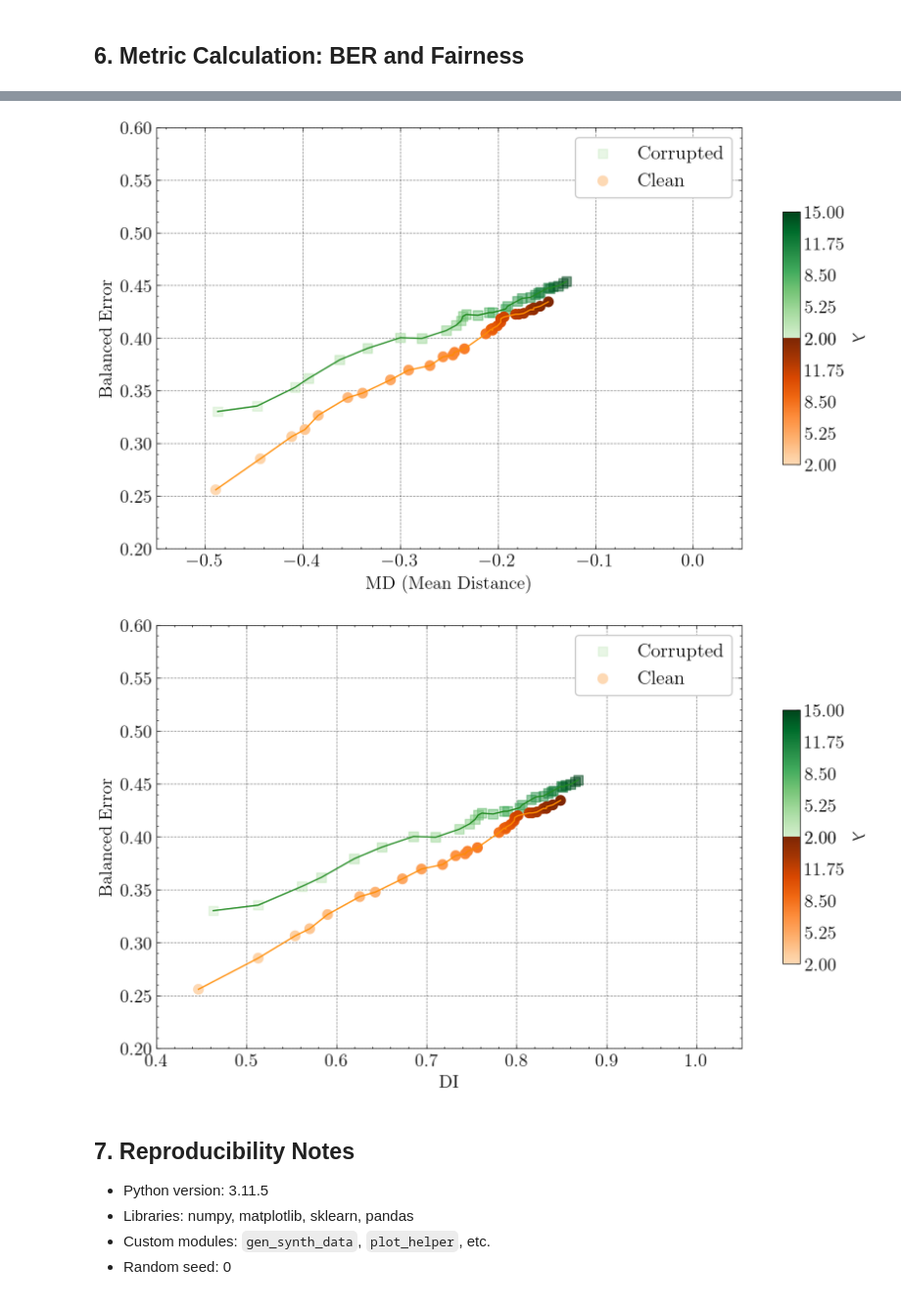
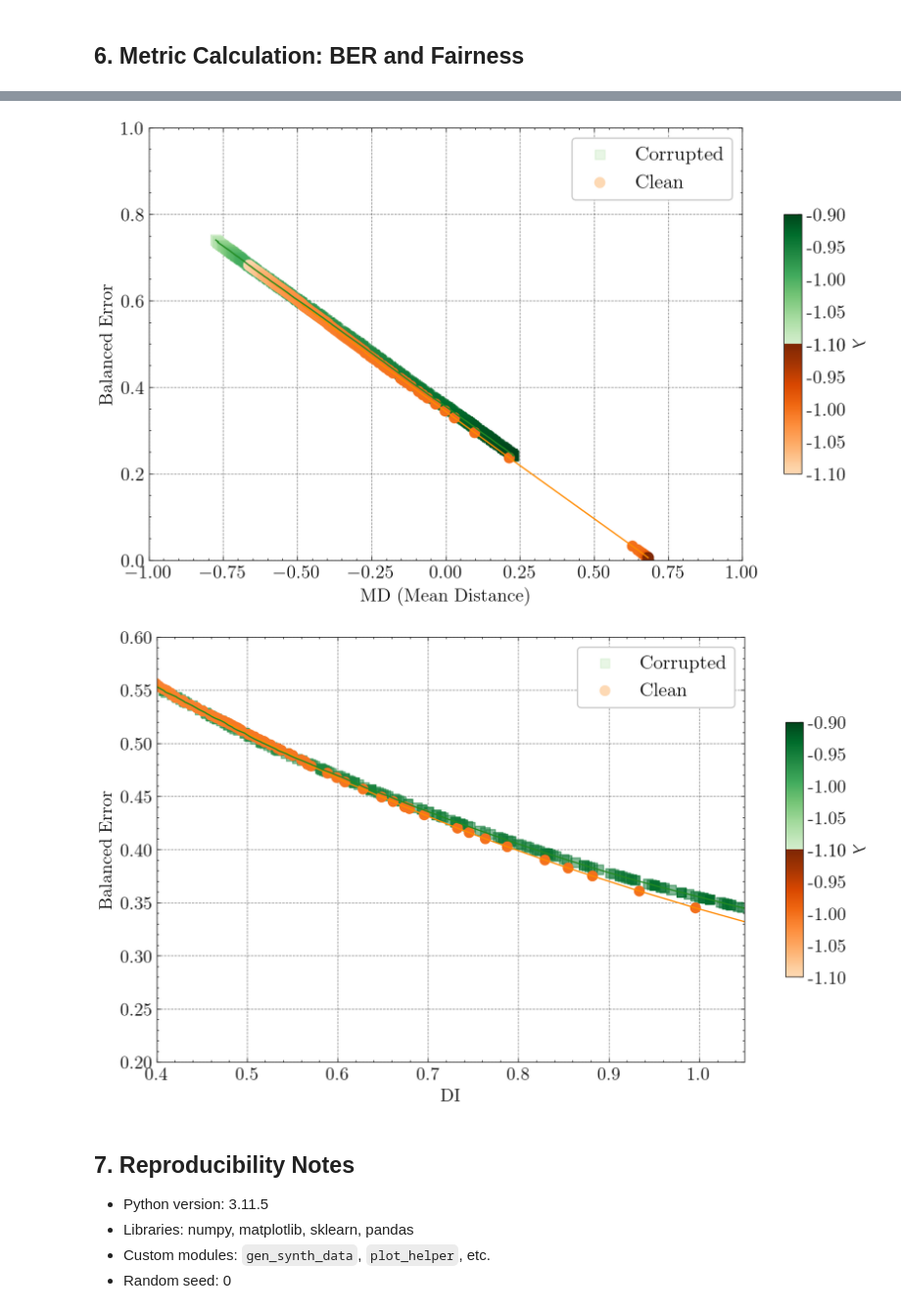
Before and after one commit to ThinkyP/fairness_triangle, a Jupyter notebook: experiments/E1 - Symmetric Label Noise.ipynb, the cells around one changed output, grey strips where cells are left out. Shown at 98% size. Cells and saved outputs as stored; diff of their text form; code cells hidden in the pictures.

```diff
--- a/experiments/E1 - Symmetric Label Noise.ipynb
+++ b/experiments/E1 - Symmetric Label Noise.ipynb
@@ -23,17 +23,17 @@ from mpl_toolkits.axes_grid1.inset_locator import inset_axes
 ## 2. Configuration
 # %%
 rnd_seed = 0             # Fixed randomness for reproducability
-flip_prob = 0.3          # Binary Label Noise probability
-disc_factor = 0    # Similarity of Y_sen to X
+flip_prob = 0.05          # Binary Label Noise probability
+disc_factor = np.pi/2     # Similarity of Y_sen to X
 n_samples = 2000         # Number of samples per distribution (We have 2x in total)
 split_ratio = 0.7        # Split into train and test set
 c = 0.5                  # Cost of performance and fairness (Eq. 15 )
 c_bar = 0.5
 lmd = 0.5                # Trade off between perf and fairn regressions (only used in vizualization)
-lmd_start= 2
-lmd_end= 15
-lmd_interval = np.linspace(lmd_start, lmd_end, 30)
-symmetric_fairness = True
+lmd_start= -1.1
+lmd_end= -0.9
+lmd_interval = np.linspace(lmd_start, lmd_end, 1000)
+symmetric_fairness = False
 # %% [markdown]
 ## 3. Data Generation
 # %%
@@ -95,6 +107,4 @@ plot_reg( Y_pred_p,Y_pred_f, Y_pred_all, xx, yy, X_s_0, y_s_0, X_s_1, y_s_1, dis
 # %%
-lmd = -1
-c = c_bar = 0.001
 s = p_reg.predict_proba(X_test)[:, 1] - c - lmd * (f_reg.predict_proba(X_test)[:, 1] - c_bar)
 #s = lmd * (f_reg.predict_proba(X_test)[:, 1] - c_bar)
 # Apply step function H_a(z) with a = 0
@@ -113,0 +142,12 @@ print(len(Y_pred))
+# %%
+s = p_reg.predict_proba(X_test)[:, 1] - c - (10) * (f_reg.predict_proba(X_test)[:, 1] - c_bar)
+#s = lmd * (f_reg.predict_proba(X_test)[:, 1] - c_bar)
+# Apply step function H_a(z) with a = 0
+Y_pred = np.where(s > 0, 1, 0)
+print(Y_pred.size)
+print(Y_pred.sum())
+
+print(calc_confusion_matrix(Y_pred, Y_test))
+#TP, TN, FP, FN, FPR, FNR
+print()
+print(calc_confusion_matrix(Y_pred, Y_sen_test))
@@ -209,36 +291,36 @@ cax = inset_axes(ax,
 cbar = fig.colorbar(sm, cax=cax, orientation='vertical')
 cbar.set_label(r"$\lambda$", rotation=270, labelpad=15)
 # Set custom ticks on the colorbar to reflect actual λ values
 # Tick positions for each half
 ticks_orange = np.linspace(0, 0.5, 5)
 ticks_green = np.linspace(0.5, 1.0, 5)
 
 # Map λ values to each range
 lambda_min, lambda_max = df["lambda"].min(), df["lambda"].max()
 ticklabels_orange = np.round(np.linspace(lambda_min, lambda_max, 5), 2)
 ticklabels_green = np.round(np.linspace(lambda_min, lambda_max, 5), 2)
 
 # Combine
 all_ticks = np.concatenate([ticks_orange, ticks_green])
 all_ticklabels = [f"{val:.2f}" for val in ticklabels_orange] + [f"{val:.2f}" for val in ticklabels_green]
 
 # Apply to colorbar
 cbar.set_ticks(all_ticks)
 cbar.set_ticklabels(all_ticklabels)
 
 # Labels and formatting
 ax.set_xlabel("MD (Mean Distance)")
 ax.set_ylabel("Balanced Error")
-ax.set_xlim(-0.55, 0.05)
-ax.set_ylim(0.2, 0.6)
+ax.set_xlim(-1, 1)
+ax.set_ylim(0, 1)
 ax.legend()
 
 # Save or show
 fig.tight_layout()
 #fig.savefig("my_science_figure.png")
 fig.show()
 # %% [output]
-[figure, old version]
+[figure, new version]
 # %%
 fig = science_fig()
 ax = fig.gca()
@@ -318,7 +400,7 @@ fig.tight_layout()
 #fig.savefig("my_science_figure.png")
 fig.show()
 # %% [output]
-[figure, old version]
+[figure, new version]
 # %% [markdown]
 ## 7. Reproducibility Notes
 - Python version: 3.11.5
```
Also changed, not shown: parts of 9 cells of this notebook, 14 other files.
